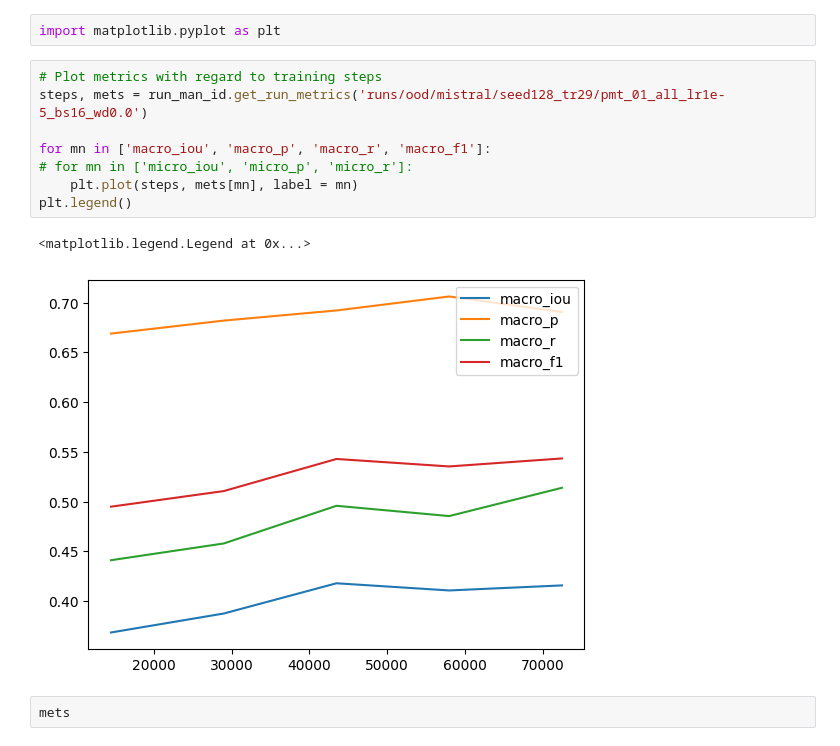
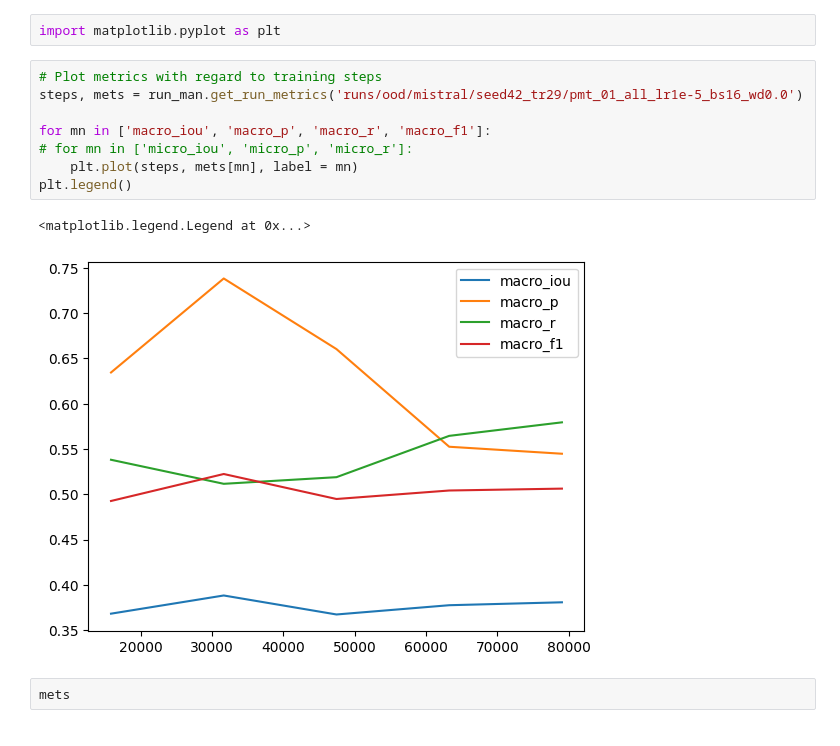
Before and after one commit to srhthu/ContClause, a Jupyter notebook: scripts/jupyter/get_metrics.ipynb, the cells around one changed output. Cells and saved outputs as stored; diff of their text form.

Commit message:
Plot figures for EMNLP2024 submision.

```diff
--- a/scripts/jupyter/get_metrics.ipynb
+++ b/scripts/jupyter/get_metrics.ipynb
@@ -316,15 +316,15 @@ dict_keys(['text', 'offset', 'qas', 'old_para_idx'])
 import matplotlib.pyplot as plt
 # %%
 # Plot metrics with regard to training steps
-steps, mets = run_man_id.get_run_metrics('runs/ood/mistral/seed128_tr29/pmt_01_all_lr1e-5_bs16_wd0.0')
+steps, mets = run_man.get_run_metrics('runs/ood/mistral/seed42_tr29/pmt_01_all_lr1e-5_bs16_wd0.0')
 
 for mn in ['macro_iou', 'macro_p', 'macro_r', 'macro_f1']:
 # for mn in ['micro_iou', 'micro_p', 'micro_r']:
     plt.plot(steps, mets[mn], label = mn)
 plt.legend()
 # %% [output]
 <matplotlib.legend.Legend at 0x...>
-[figure, old version]
+[figure, new version]
 # %%
 mets
 # %% [output]
```
Also changed, not shown: parts of 2 cells of this notebook, 16 other files.
